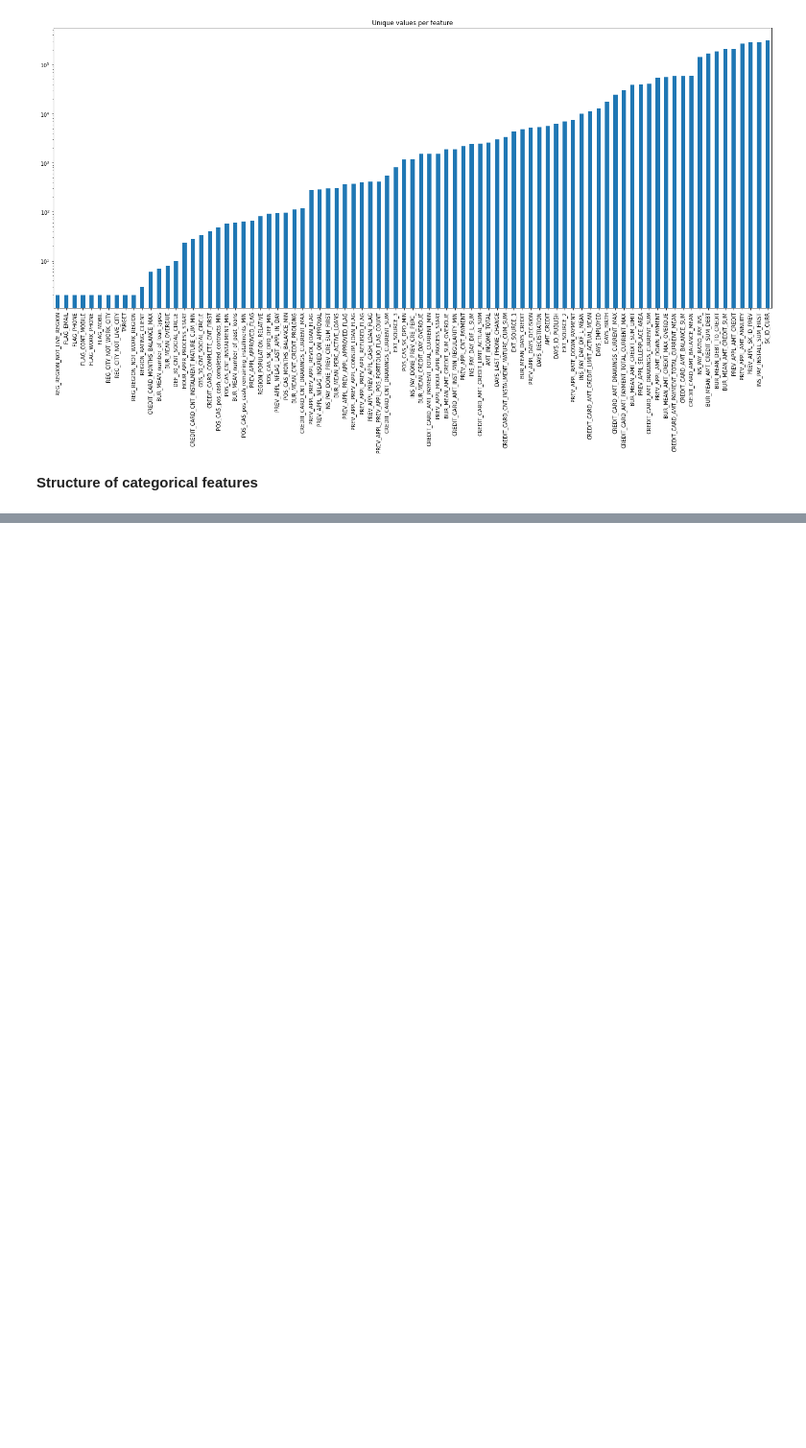
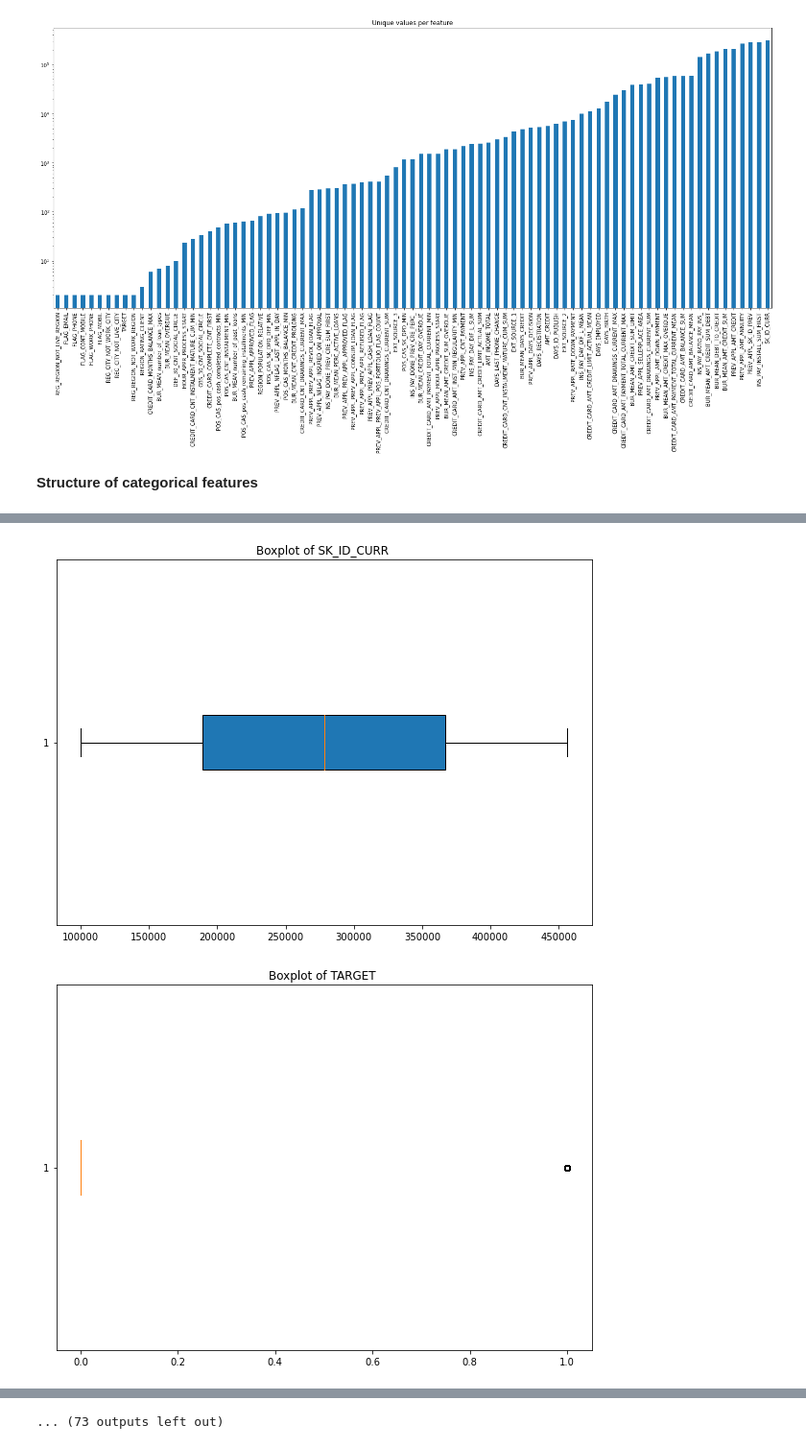
Before and after one commit to uyentk/Home-Credit-Default-Risk, a Jupyter notebook: home-credit-default risk-combine.ipynb, the cells around one changed output, grey strips where cells are left out. Shown at 96% size. Drawn from its saved outputs; the diff is of its cells as text; code cells hidden in the pictures; blank space fills up the shorter version.

```diff
--- a/home-credit-default risk-combine.ipynb
+++ b/home-credit-default risk-combine.ipynb
@@ -575,13 +575,12 @@ reduced_train = reduced_train.drop(cols_with_missing_to_reduce, axis= 1).reset_i
 reduced_test = reduced_test.drop(cols_with_missing_to_reduce, axis= 1).reset_index(drop= True)
 # %%
 # Fill missing values for numercial features in train
-train_numerical = reduced_train.select_dtypes(include= ["int", "float"])
-reduced_train.fillna(train_numerical.mean(), inplace=True)
+train_numerical = reduced_train.select_dtypes(include= "number")
+reduced_train.fillna(0, inplace=True)
 # %%
 # Fill missing values for object features in train
-train_obj = reduced_train.select_dtypes(exclude= "number").columns.to_list()
-temp = reduced_train[train_obj].fillna('Unknown')
-reduced_train[train_obj] = temp
+train_obj = reduced_train.select_dtypes(exclude= "number")
+train_obj.fillna('Unknown', inplace= True)
 # %%
 reduced_train
 # %% [output]
@@ -699,0 +669,3 @@ array([[<AxesSubplot:>, <AxesSubplot:>, <AxesSubplot:>, <AxesSubplot:>],
+# %%
+numeric_feats = reduced_train.select_dtypes(include= "number")
+numeric_feats.head()
@@ -699,0 +680,8 @@ array([[<AxesSubplot:>, <AxesSubplot:>, <AxesSubplot:>, <AxesSubplot:>],
+# %%
+for feat in numeric_feats:
+    fig, ax = plt.subplots(1, 1, figsize = (10, 7))
+    plt.boxplot(reduced_train[feat].dropna(), patch_artist =True, vert = False)
+    ax.set_title(f"Boxplot of {feat} ")
+# %% [output]
+[figure, added]
+[figure, added]
@@ -699,0 +698 @@ array([[<AxesSubplot:>, <AxesSubplot:>, <AxesSubplot:>, <AxesSubplot:>],
+... (73 outputs left out)
```
Also changed, not shown: parts of 9 cells of this notebook.
